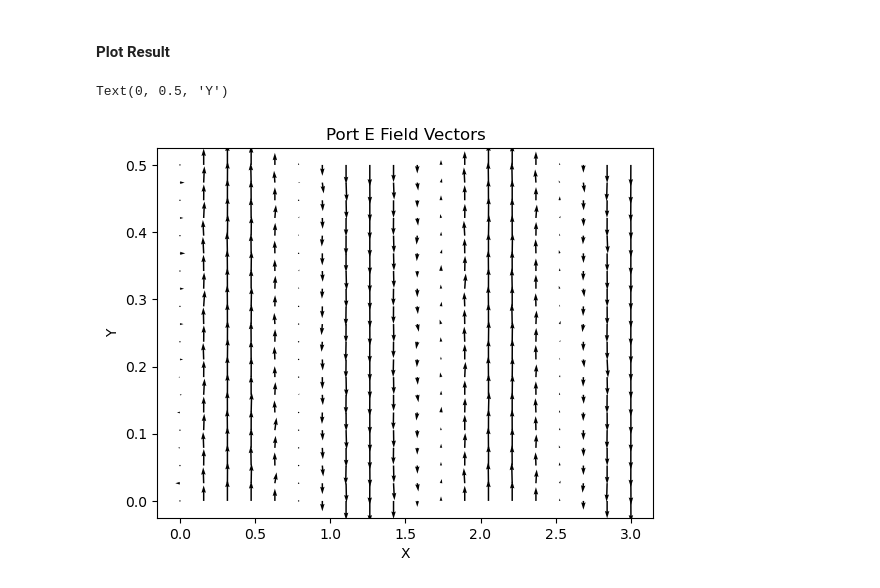
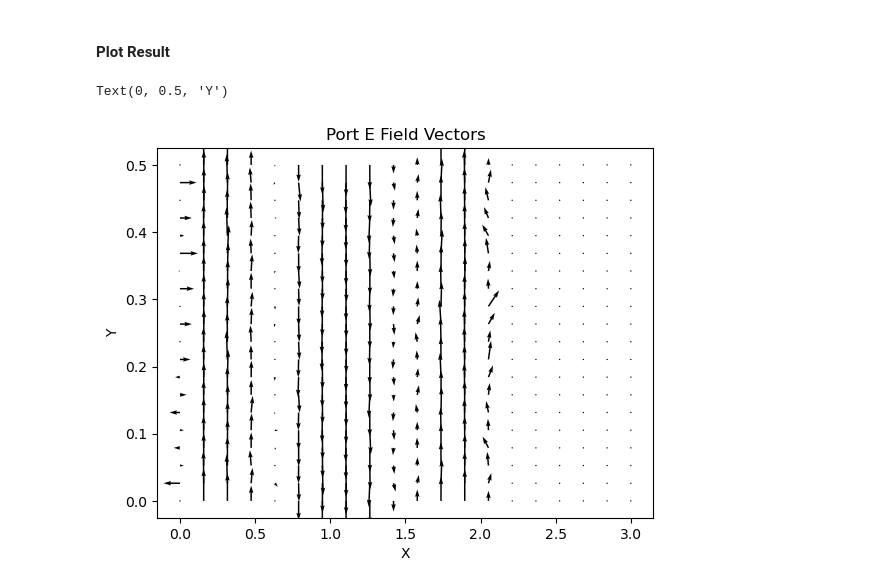
Before and after one commit to Jormit/3D-FEM-EM-Simulator, a Jupyter notebook: fem.ipynb, the cells around one changed output. Saved outputs shown, nothing was run; the diff lists cells and outputs as text; code cells hidden in the pictures.

```diff
--- a/fem.ipynb
+++ b/fem.ipynb
@@ -157,5 +183,8 @@ def S_and_T_2d(coordinates):
             j1 = LOCAL_EDGE_NODES_2D[jj,0];
             j2 = LOCAL_EDGE_NODES_2D[jj,1];
             S[ii,jj] = 4*area*v_2d(i1,i2, simplex_coefficients)*v_2d(j1,j2, simplex_coefficients)
-            T[ii,jj] = area*(phi_2d(i2, j2, simplex_coefficients)*M[i1-1, j1-1] - phi_2d(i2, j1, simplex_coefficients)*M[i1-1, j2-1] - phi_2d(i1, j2, simplex_coefficients)*M[i2-1, j1-1] + phi_2d(i1, j1, simplex_coefficients)*M[i2-1, j2-1])
+            T[ii,jj] = area*(phi_2d(i2, j2, simplex_coefficients)*M[i1-1, j1-1] -
+                             phi_2d(i2, j1, simplex_coefficients)*M[i1-1, j2-1] -
+                             phi_2d(i1, j2, simplex_coefficients)*M[i2-1, j1-1] +
+                             phi_2d(i1, j1, simplex_coefficients)*M[i2-1, j2-1])
     return S, T
@@ -162,3 +196,8 @@ def S_and_T_2d(coordinates):
+# %%
+def PML(alpha, beta, incident_axis):
+    P = (alpha - 1j*beta) * np.ones((3), dtype="complex")
+    P[incident_axis] = (alpha + 1j*beta) / (alpha**2 + beta**2)
+    return P
 # %% [markdown]
 ### Plotting Functions
 # %% [markdown]
@@ -499,3 +540,10 @@ for edge, is_boundary in enumerate(edge_is_boundary):
+# %%
+def PML_Region(x):
+    alpha = 0
+    if (x >= 2):
+        alpha = np.exp(10*(x-2))
+        return True, alpha
+    return False, alpha
 # %% [markdown]
 #### Assemble Full Matrix
 # %%
@@ -508,8 +556,16 @@ for elem, nodes in zip(elemTags, elemNodeTags):
     # Get coordinates in required form
     coords = get_elem_coords_3d(nodes, nodeTagsMap, nodeCoords)
 
+    # Enforce PML if necessary
+    centroid = np.mean(coords, axis=0)
+    is_pml, alpha = PML_Region(centroid[0])
+
     # Get local S and T matrices
-    S_elem, T_elem = S_and_T_3d(coords)
+    if (is_pml):
+        pml = PML(alpha, 5.5, 0)
+        S_elem, T_elem = S_and_T_3d_Diag_Anistropic(coords, 1/pml, pml)
+    else:
+        S_elem, T_elem = S_and_T_3d(coords)
 
     # Place local matrix elements in global matrix
     for j in range(0,6):
@@ -545,12 +601,12 @@ sol = spsolve(S / mu_r - k0**2 * e_r * T, b)
 # %%
 X, Y, U, V = eval_vector_plane("XY", (20,20), ((0, 3), (0, 0.5)), 0.35, sol, modified_edge_map, nodeTagsMap, elemNodeTags, nodeCoords, np.ones(num_edges, dtype="bool"), edge_is_boundary)
 plt.figure()
-plt.quiver(X,Y,U,V)
+plt.quiver(X,Y,np.real(U),np.real(V))
 plt.title("Port E Field Vectors")
 plt.xlabel("X")
 plt.ylabel("Y")
 # %% [output]
 Text(0, 0.5, 'Y')
-[figure, old version]
+[figure, new version]
 # %%
 #gmsh.finalize()
```
Also changed, not shown: parts of 8 cells of this notebook.
